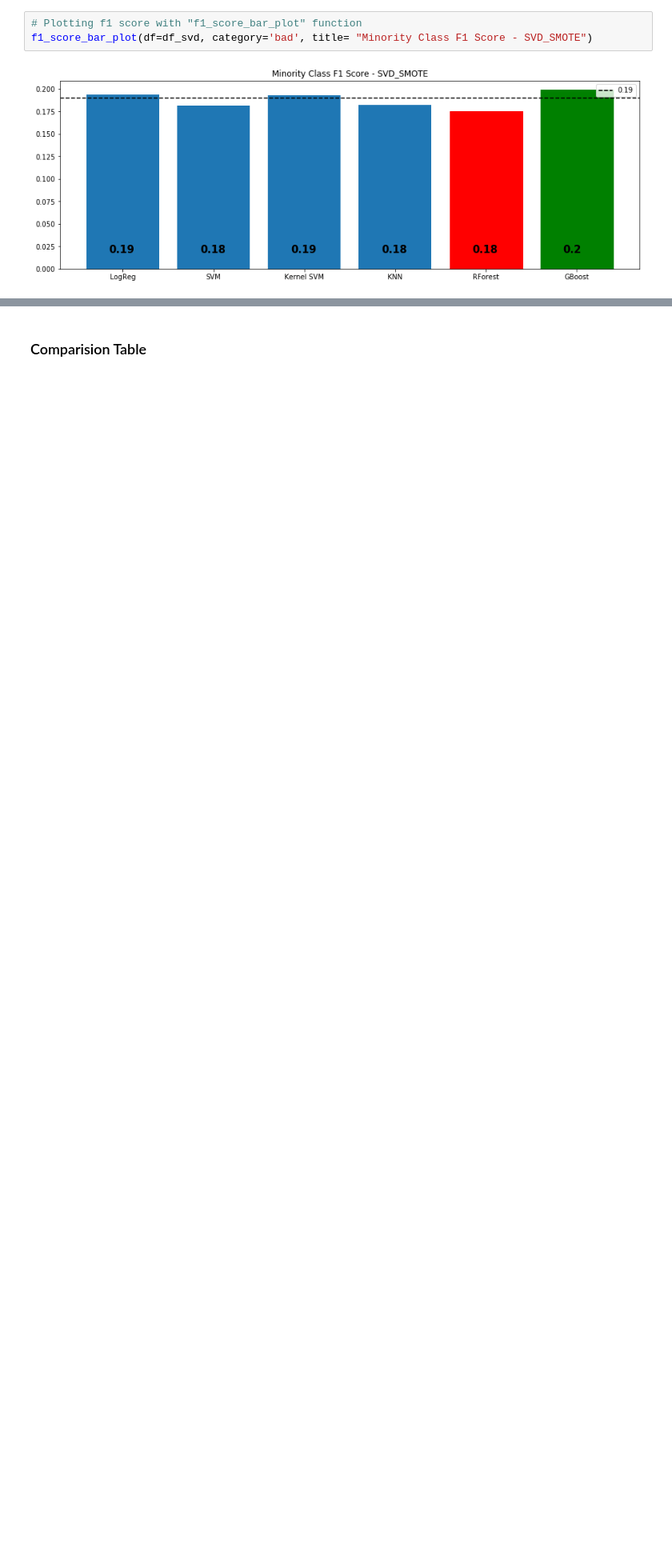
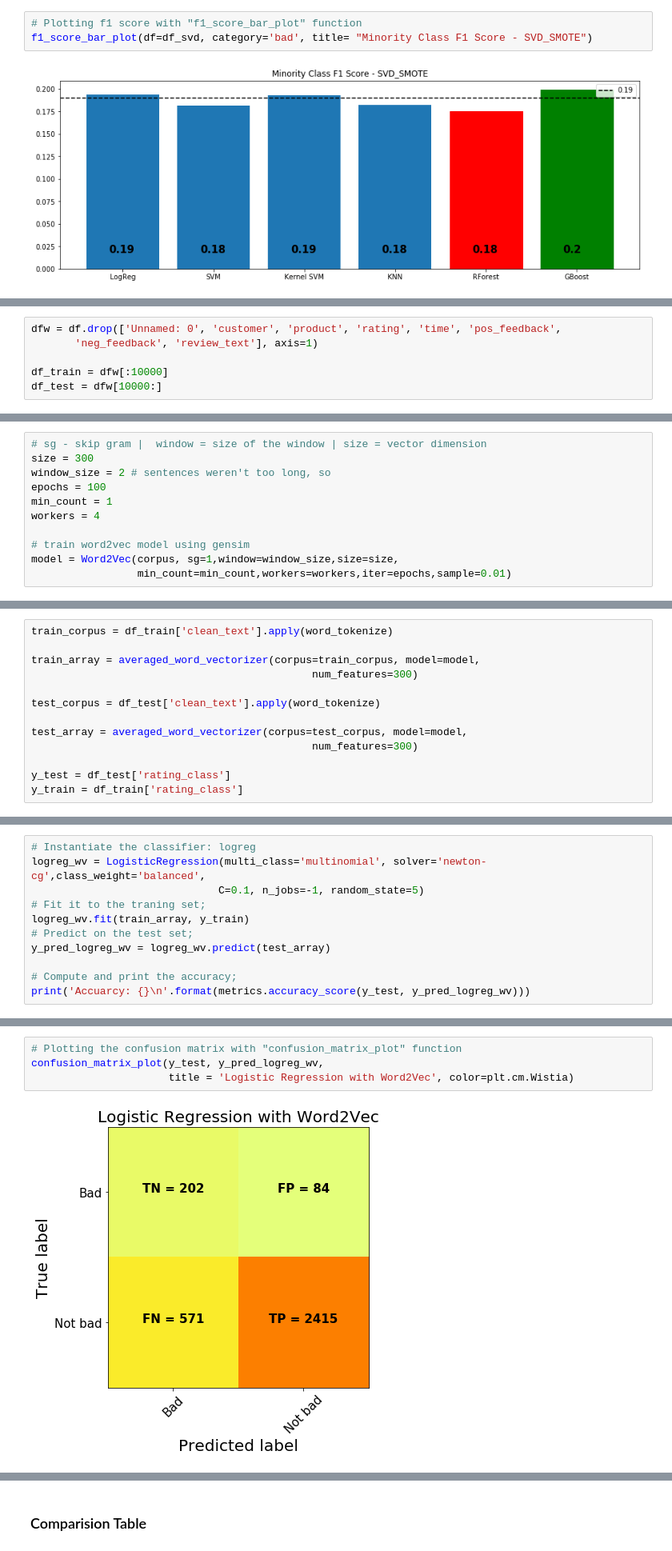
Before and after one commit to huseyin01/capstone_projects, a Jupyter notebook: capstone_project_2/03_modeling_with_machine_learning.ipynb, the cells around one changed output, grey strips where cells are left out. Shown at 80% size. Saved outputs shown, nothing was run; the diff lists cells and outputs as text; blank space fills up the shorter version.

```diff
--- a/capstone_project_2/03_modeling_with_machine_learning.ipynb
+++ b/capstone_project_2/03_modeling_with_machine_learning.ipynb
@@ -1697,0 +1746,6 @@ f1_score_bar_plot(df=df_svd, category='bad', title= "Minority Class F1 Score - S
+# %%
+dfw = df.drop(['Unnamed: 0', 'customer', 'product', 'rating', 'time', 'pos_feedback',
+       'neg_feedback', 'review_text'], axis=1)
+
+df_train = dfw[:10000]
+df_test = dfw[10000:]
@@ -1697,0 +1772,11 @@ f1_score_bar_plot(df=df_svd, category='bad', title= "Minority Class F1 Score - S
+# %%
+# sg - skip gram |  window = size of the window | size = vector dimension
+size = 300
+window_size = 2 # sentences weren't too long, so
+epochs = 100
+min_count = 1
+workers = 4
+
+# train word2vec model using gensim
+model = Word2Vec(corpus, sg=1,window=window_size,size=size,
+                 min_count=min_count,workers=workers,iter=epochs,sample=0.01)
@@ -1697,0 +1810,13 @@ f1_score_bar_plot(df=df_svd, category='bad', title= "Minority Class F1 Score - S
+# %%
+train_corpus = df_train['clean_text'].apply(word_tokenize)
+
+train_array = averaged_word_vectorizer(corpus=train_corpus, model=model,
+                                             num_features=300)
+
+test_corpus = df_test['clean_text'].apply(word_tokenize)
+
+test_array = averaged_word_vectorizer(corpus=test_corpus, model=model,
+                                             num_features=300)
+
+y_test = df_test['rating_class']
+y_train = df_train['rating_class']
@@ -1697,0 +1825,11 @@ f1_score_bar_plot(df=df_svd, category='bad', title= "Minority Class F1 Score - S
+# %%
+# Instantiate the classifier: logreg
+logreg_wv = LogisticRegression(multi_class='multinomial', solver='newton-cg',class_weight='balanced',
+                              C=0.1, n_jobs=-1, random_state=5)
+# Fit it to the traning set;
+logreg_wv.fit(train_array, y_train)
+# Predict on the test set;
+y_pred_logreg_wv = logreg_wv.predict(test_array)
+
+# Compute and print the accuracy;
+print('Accuarcy: {}\n'.format(metrics.accuracy_score(y_test, y_pred_logreg_wv)))
@@ -1697,0 +1854,6 @@ f1_score_bar_plot(df=df_svd, category='bad', title= "Minority Class F1 Score - S
+# %%
+# Plotting the confusion matrix with "confusion_matrix_plot" function
+confusion_matrix_plot(y_test, y_pred_logreg_wv,
+                      title = 'Logistic Regression with Word2Vec', color=plt.cm.Wistia)
+# %% [output]
+[figure, added]
```
Also changed, not shown: parts of 62 cells of this notebook, 2 other files.
